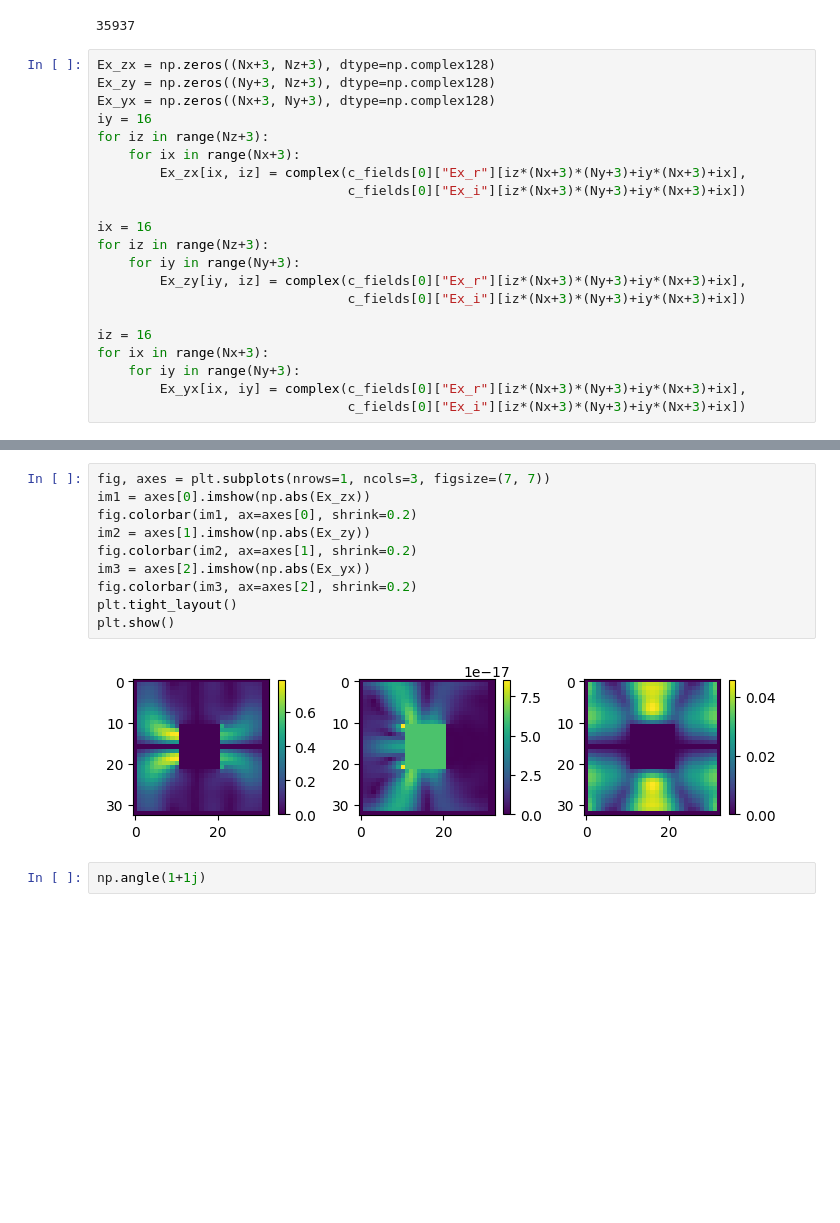
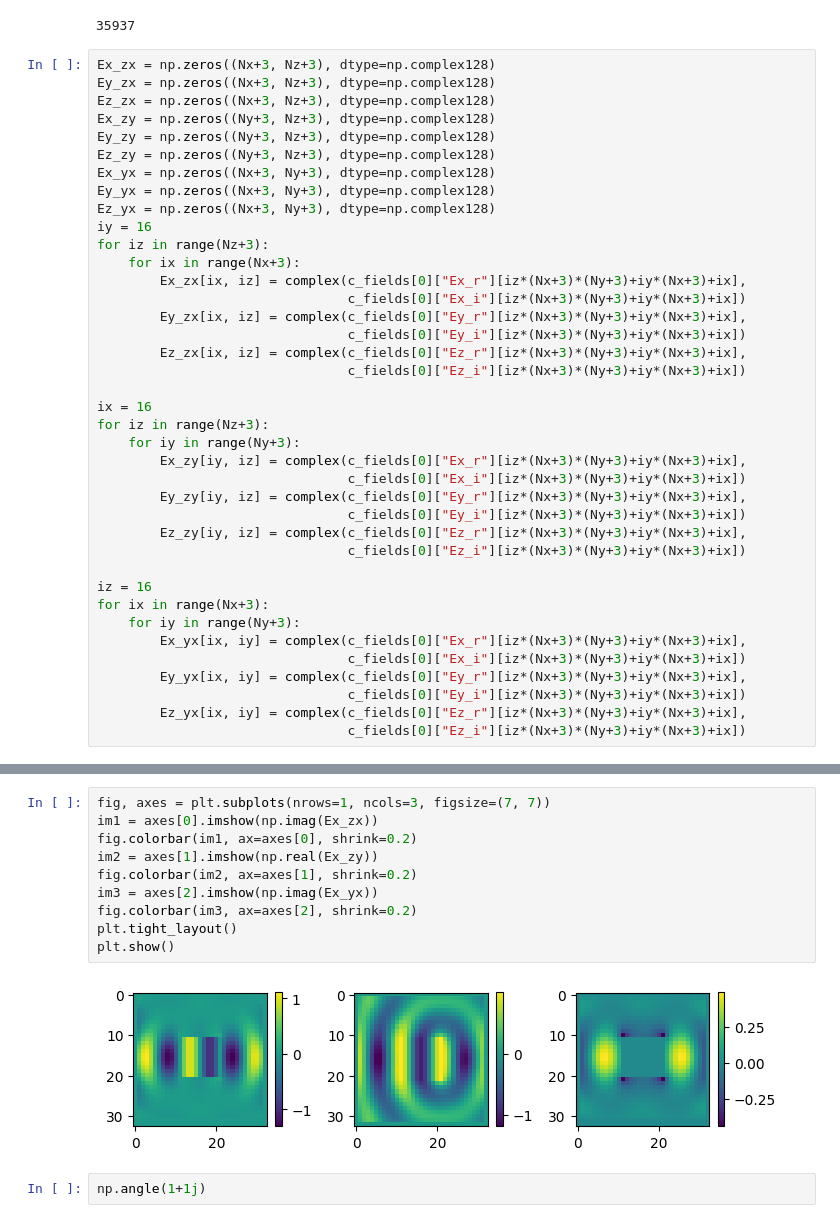
Before and after one commit to shiro-github-python/OpenFDTD_read_ofdFile, a Jupyter notebook: readOutputData.ipynb, the cells around one changed output, grey strips where cells are left out. Saved outputs shown, nothing was run; the diff lists cells and outputs as text; blank space fills up the shorter version.

```diff
--- a/readOutputData.ipynb
+++ b/readOutputData.ipynb
@@ -140,22 +131,40 @@ len(c_fields[0]["Ex_i"])
 35937
 # %%
 Ex_zx = np.zeros((Nx+3, Nz+3), dtype=np.complex128)
+Ey_zx = np.zeros((Nx+3, Nz+3), dtype=np.complex128)
+Ez_zx = np.zeros((Nx+3, Nz+3), dtype=np.complex128)
 Ex_zy = np.zeros((Ny+3, Nz+3), dtype=np.complex128)
+Ey_zy = np.zeros((Ny+3, Nz+3), dtype=np.complex128)
+Ez_zy = np.zeros((Ny+3, Nz+3), dtype=np.complex128)
 Ex_yx = np.zeros((Nx+3, Ny+3), dtype=np.complex128)
+Ey_yx = np.zeros((Nx+3, Ny+3), dtype=np.complex128)
+Ez_yx = np.zeros((Nx+3, Ny+3), dtype=np.complex128)
 iy = 16
 for iz in range(Nz+3):
     for ix in range(Nx+3):
         Ex_zx[ix, iz] = complex(c_fields[0]["Ex_r"][iz*(Nx+3)*(Ny+3)+iy*(Nx+3)+ix],
                                 c_fields[0]["Ex_i"][iz*(Nx+3)*(Ny+3)+iy*(Nx+3)+ix])
+        Ey_zx[ix, iz] = complex(c_fields[0]["Ey_r"][iz*(Nx+3)*(Ny+3)+iy*(Nx+3)+ix],
+                                c_fields[0]["Ey_i"][iz*(Nx+3)*(Ny+3)+iy*(Nx+3)+ix])
+        Ez_zx[ix, iz] = complex(c_fields[0]["Ez_r"][iz*(Nx+3)*(Ny+3)+iy*(Nx+3)+ix],
+                                c_fields[0]["Ez_i"][iz*(Nx+3)*(Ny+3)+iy*(Nx+3)+ix])
 
 ix = 16
 for iz in range(Nz+3):
     for iy in range(Ny+3):
         Ex_zy[iy, iz] = complex(c_fields[0]["Ex_r"][iz*(Nx+3)*(Ny+3)+iy*(Nx+3)+ix],
                                 c_fields[0]["Ex_i"][iz*(Nx+3)*(Ny+3)+iy*(Nx+3)+ix])
+        Ey_zy[iy, iz] = complex(c_fields[0]["Ey_r"][iz*(Nx+3)*(Ny+3)+iy*(Nx+3)+ix],
+                                c_fields[0]["Ey_i"][iz*(Nx+3)*(Ny+3)+iy*(Nx+3)+ix])
+        Ez_zy[iy, iz] = complex(c_fields[0]["Ez_r"][iz*(Nx+3)*(Ny+3)+iy*(Nx+3)+ix],
+                                c_fields[0]["Ez_i"][iz*(Nx+3)*(Ny+3)+iy*(Nx+3)+ix])
 
 iz = 16
 for ix in range(Nx+3):
     for iy in range(Ny+3):
         Ex_yx[ix, iy] = complex(c_fields[0]["Ex_r"][iz*(Nx+3)*(Ny+3)+iy*(Nx+3)+ix],
                                 c_fields[0]["Ex_i"][iz*(Nx+3)*(Ny+3)+iy*(Nx+3)+ix])
+        Ey_yx[ix, iy] = complex(c_fields[0]["Ey_r"][iz*(Nx+3)*(Ny+3)+iy*(Nx+3)+ix],
+                                c_fields[0]["Ey_i"][iz*(Nx+3)*(Ny+3)+iy*(Nx+3)+ix])
+        Ez_yx[ix, iy] = complex(c_fields[0]["Ez_r"][iz*(Nx+3)*(Ny+3)+iy*(Nx+3)+ix],
+                                c_fields[0]["Ez_i"][iz*(Nx+3)*(Ny+3)+iy*(Nx+3)+ix])
@@ -174,15 +266,15 @@ plt.show()
 # %%
 fig, axes = plt.subplots(nrows=1, ncols=3, figsize=(7, 7))
-im1 = axes[0].imshow(np.abs(Ex_zx))
+im1 = axes[0].imshow(np.imag(Ex_zx))
 fig.colorbar(im1, ax=axes[0], shrink=0.2)
-im2 = axes[1].imshow(np.abs(Ex_zy))
+im2 = axes[1].imshow(np.real(Ex_zy))
 fig.colorbar(im2, ax=axes[1], shrink=0.2)
-im3 = axes[2].imshow(np.abs(Ex_yx))
+im3 = axes[2].imshow(np.imag(Ex_yx))
 fig.colorbar(im3, ax=axes[2], shrink=0.2)
 plt.tight_layout()
 plt.show()
 # %% [output]
-[figure, old version]
+[figure, new version]
 # %%
 np.angle(1+1j)
 # %% [output]
```
Also changed, not shown: parts of 7 cells of this notebook.
